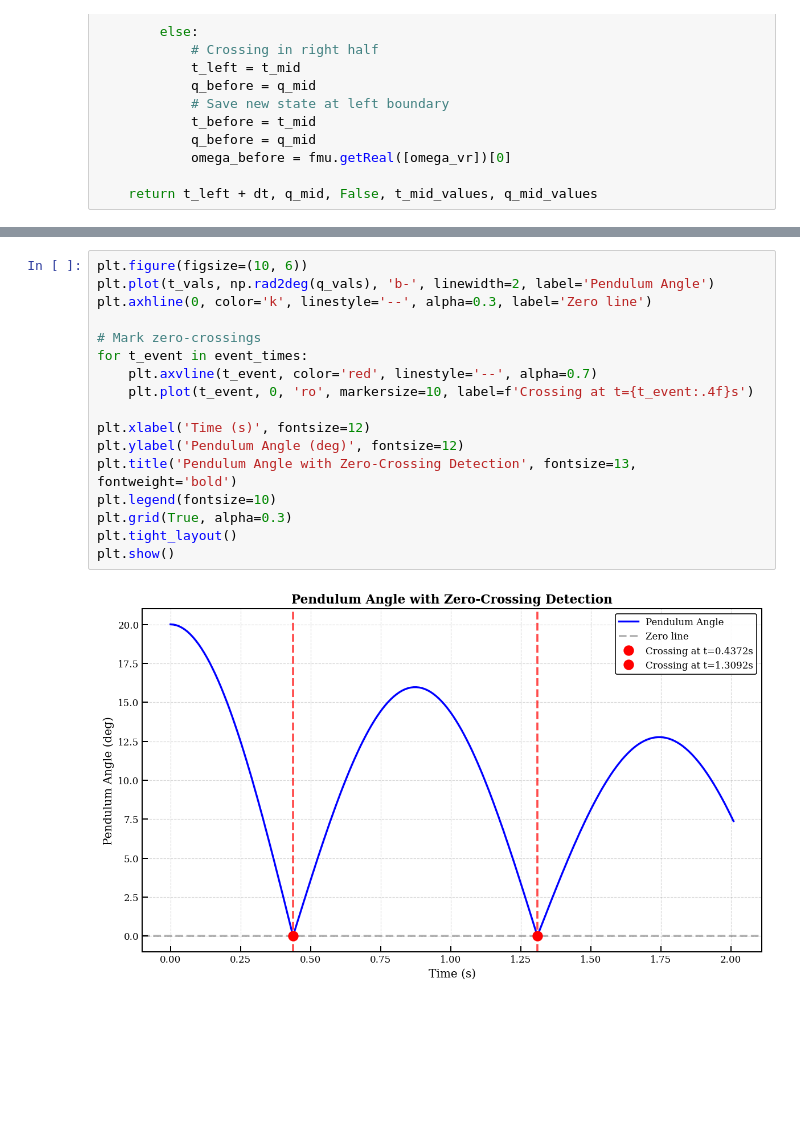
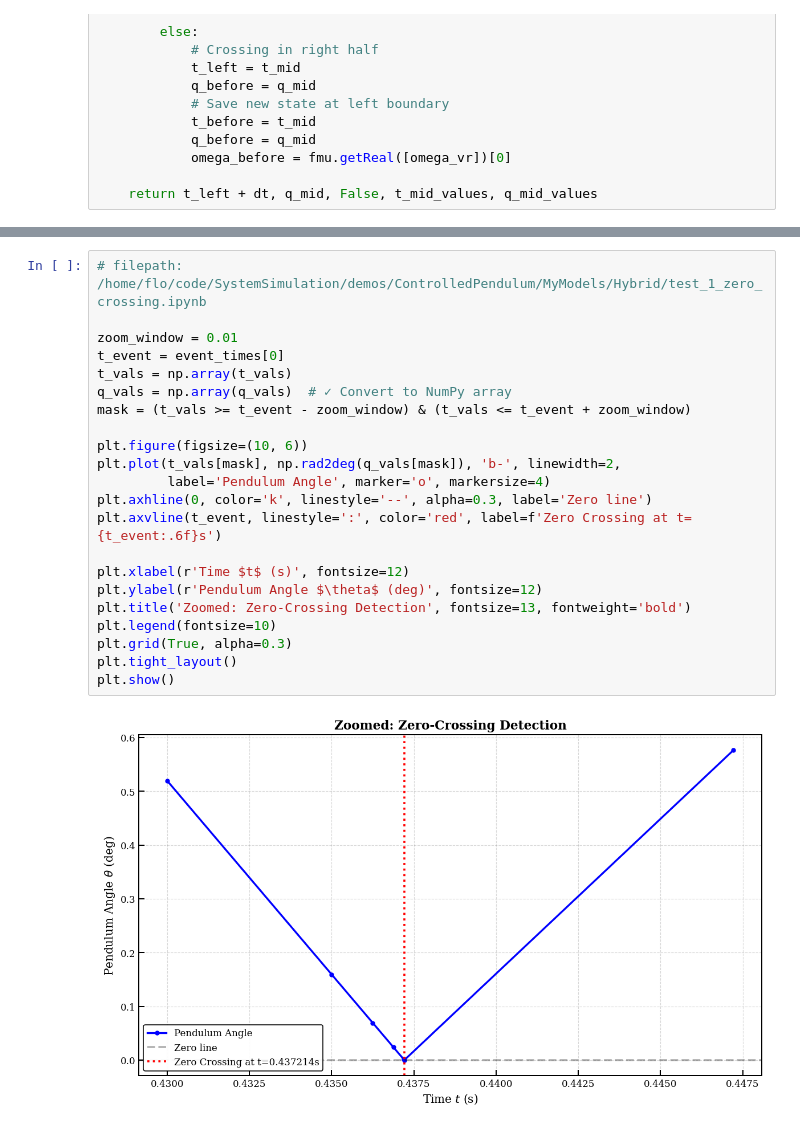
Before and after one commit to FlorianFrech/SystemSimulation, a Jupyter notebook: demos/ControlledPendulum/MyModels/Hybrid/test_1_zero_crossing.ipynb, the cells around one changed output, grey strips where cells are left out. Drawn from its saved outputs; the diff is of its cells as text; blank space fills up the shorter version.

```diff
--- a/demos/ControlledPendulum/MyModels/Hybrid/test_1_zero_crossing.ipynb
+++ b/demos/ControlledPendulum/MyModels/Hybrid/test_1_zero_crossing.ipynb
@@ -437,21 +437,26 @@ LOG_SOLVER        | info    | CVODE initial step size is set automatically
 Zero-crossing times: [0.43721435546875015, 1.3092187500000008]
 ============================================================
 # %%
+# filepath: /home/flo/code/SystemSimulation/demos/ControlledPendulum/MyModels/Hybrid/test_1_zero_crossing.ipynb
+
+zoom_window = 0.01
+t_event = event_times[0]
+t_vals = np.array(t_vals)
+q_vals = np.array(q_vals)  # ✓ Convert to NumPy array
+mask = (t_vals >= t_event - zoom_window) & (t_vals <= t_event + zoom_window)
+
 plt.figure(figsize=(10, 6))
-plt.plot(t_vals, np.rad2deg(q_vals), 'b-', linewidth=2, label='Pendulum Angle')
+plt.plot(t_vals[mask], np.rad2deg(q_vals[mask]), 'b-', linewidth=2,
+         label='Pendulum Angle', marker='o', markersize=4)
 plt.axhline(0, color='k', linestyle='--', alpha=0.3, label='Zero line')
+plt.axvline(t_event, linestyle=':', color='red', label=f'Zero Crossing at t={t_event:.6f}s')
 
-# Mark zero-crossings
-for t_event in event_times:
-    plt.axvline(t_event, color='red', linestyle='--', alpha=0.7)
-    plt.plot(t_event, 0, 'ro', markersize=10, label=f'Crossing at t={t_event:.4f}s')
-
-plt.xlabel('Time (s)', fontsize=12)
-plt.ylabel('Pendulum Angle (deg)', fontsize=12)
-plt.title('Pendulum Angle with Zero-Crossing Detection', fontsize=13, fontweight='bold')
+plt.xlabel(r'Time $t$ (s)', fontsize=12)
+plt.ylabel(r'Pendulum Angle $\theta$ (deg)', fontsize=12)
+plt.title('Zoomed: Zero-Crossing Detection', fontsize=13, fontweight='bold')
 plt.legend(fontsize=10)
 plt.grid(True, alpha=0.3)
 plt.tight_layout()
 plt.show()
 # %% [output]
-[figure, old version]
+[figure, new version]
```
Also changed, not shown: parts of 3 cells of this notebook, 53 other files.
